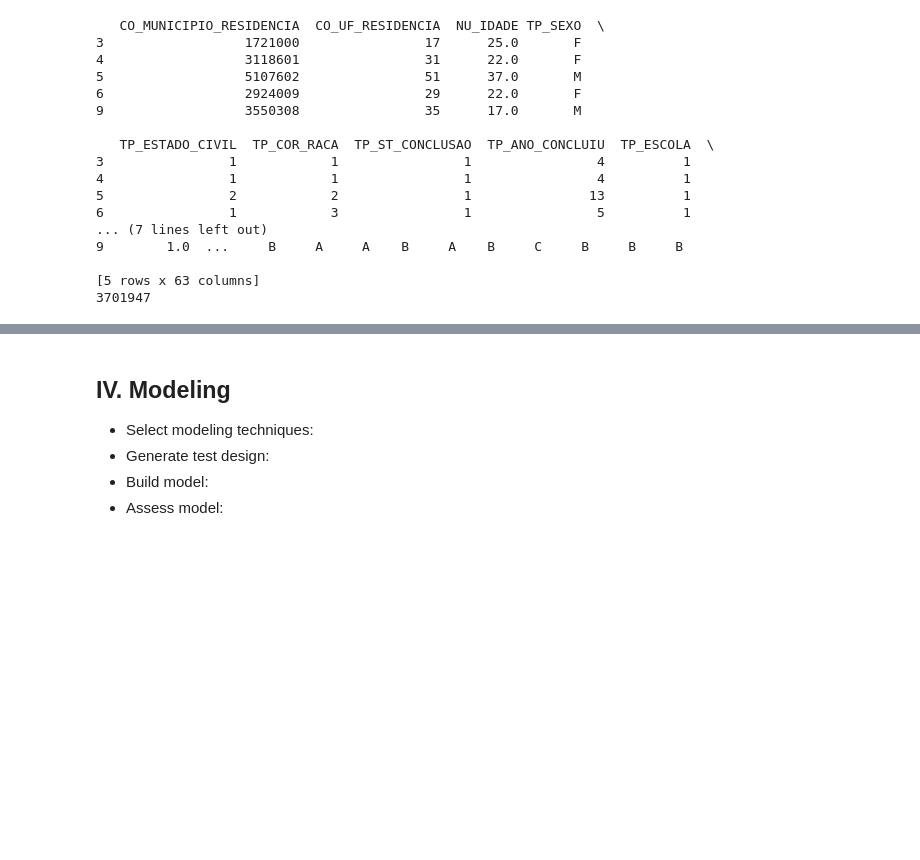
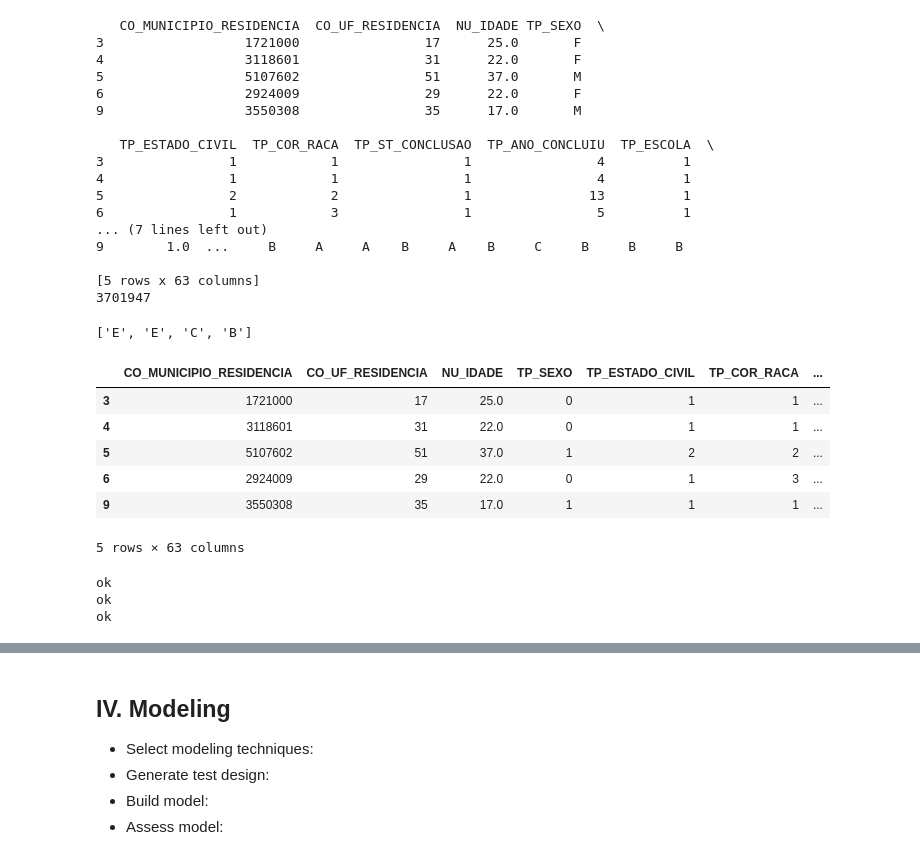
Before and after one commit to Bissiatti/Analise_dados_ENEM, a Jupyter notebook: Intro_Crisp_DM.ipynb, the cells around one changed output, grey strips where cells are left out. Drawn from its saved outputs; the diff is of its cells as text; code cells hidden in the pictures; blank space fills up the shorter version.

```diff
--- a/Intro_Crisp_DM.ipynb
+++ b/Intro_Crisp_DM.ipynb
@@ -1136,5 +1119,6 @@ print(df.head())
 # %%
 df = df.dropna(subset=['NU_IDADE'])
+df = df.compute()
 print(df.head())
 print(len(df))
 # %% [output]
@@ -1157,0 +1148,57 @@ print(len(df))
+# %%
+for i in range(4):
+    moreComuns[i] = moreComuns[i][0]
+
+moreComuns
+# %% [output]
+['E', 'E', 'C', 'B']
+# %%
+def sub(x,n,str):
+    if x == str:
+        return moreComuns[n]
+    else:
+        return x
+
+df["Q001"] = df["Q001"].map(lambda x: sub(x,0,"H") )
+
+df["Q002"] = df["Q002"].map(lambda x: sub(x,1,"H") )
+
+df["Q003"] = df["Q002"].map(lambda x: sub(x,2,"F") )
+
+df["Q003"] = df["Q002"].map(lambda x: sub(x,3,"F") )
+# %%
+cols = df.columns.tolist()[38:]
+
+def subs(x,j):
+    return j[x]
+
+for c in cols:
+    uni = df[c].unique()
+    m = len(uni)
+    j = {}
+    x = 0
+    for i in uni:
+        if x != m-1:
+            j[i] = x/(m)
+        else:
+            j[i] = 1
+        x = x+1
+    df[c] = df[c].map(lambda x: subs(x,j) )
+# %%
+def MF_to_01(x):
+    if x == "F":
+        return 0
+    else:
+        return 1
+sex = list(map(lambda x: MF_to_01(x),df["TP_SEXO"].tolist()))
+df["TP_SEXO"] = sex
+
+df.head()
+# %% [output]
+|  | CO_MUNICIPIO_RESIDENCIA | CO_UF_RESIDENCIA | NU_IDADE | TP_SEXO | TP_ESTADO_CIVIL | TP_COR_RACA | ... |
+| 3 | 1721000 | 17 | 25.0 | 0 | 1 | 1 | ... |
+| 4 | 3118601 | 31 | 22.0 | 0 | 1 | 1 | ... |
+| 5 | 5107602 | 51 | 37.0 | 1 | 2 | 2 | ... |
+| 6 | 2924009 | 29 | 22.0 | 0 | 1 | 3 | ... |
+| 9 | 3550308 | 35 | 17.0 | 1 | 1 | 1 | ... |
+5 rows × 63 columns
@@ -1157,0 +1215,16 @@ print(len(df))
+# %%
+from sklearn.preprocessing import OneHotEncoder
+encoder = OneHotEncoder(handle_unknown='ignore')
+
+columns = ["TP_ESCOLA","TP_ESTADO_CIVIL","TP_COR_RACA"]
+
+for c in columns:
+    encoder_df = pd.DataFrame(encoder.fit_transform(df[[c]]).toarray())
+    encoder_df.columns = list(map(lambda x: c + "-" + str(x),encoder_df.columns.tolist()))
+    df = df.join(encoder_df)
+    df.drop(c, axis=1, inplace=True)
+    print("ok")
+# %% [output]
+ok
+ok
+ok
```
Also changed, not shown: parts of 38 cells of this notebook.
